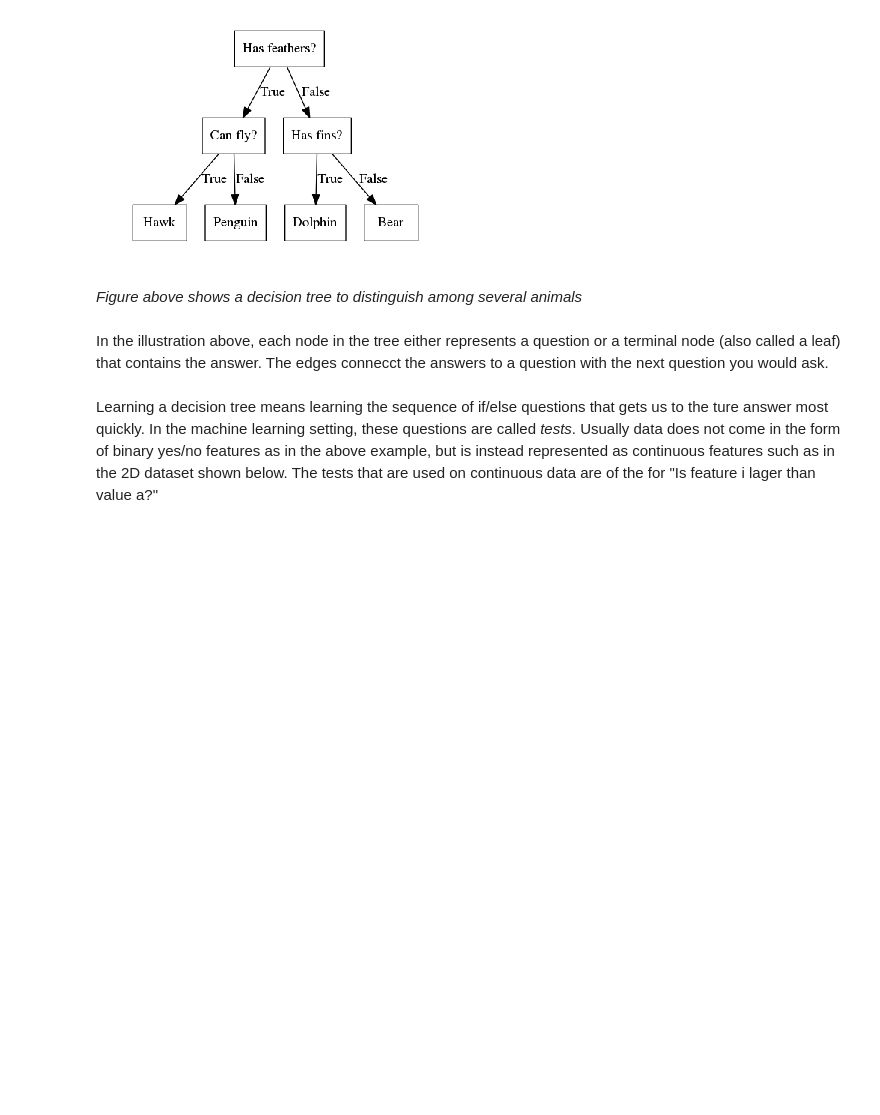
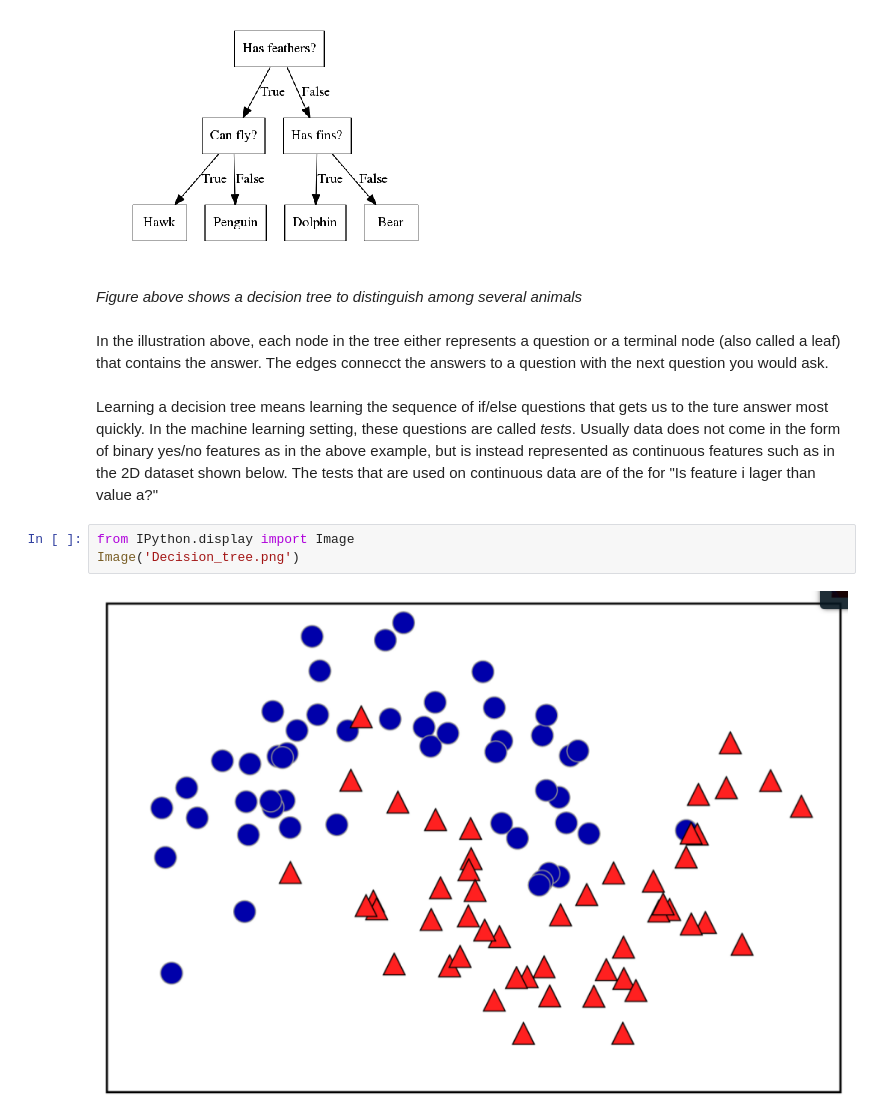
Before and after one commit to abudata/Machine_Learning, a Jupyter notebook: Supervised_Learning_Decision_Trees.ipynb, the cells around one changed output. Drawn from its saved outputs; the diff is of its cells as text; blank space fills up the shorter version.

Commit message:
figures added

```diff
--- a/Supervised_Learning_Decision_Trees.ipynb
+++ b/Supervised_Learning_Decision_Trees.ipynb
@@ -18,3 +18,8 @@ mglearn.plots.plot_animal_tree()
 In the illustration above, each node in the tree either represents a question or a terminal node (also called a leaf) that contains the answer. The edges connecct the answers to a question with the next question you would ask.
 # %% [markdown]
 Learning a decision tree means learning the sequence of if/else questions that gets us to the ture answer most quickly. In the machine learning setting, these questions are called *tests*. Usually data does not come in the form of binary yes/no features as in the above example, but is instead represented as continuous features such as in the 2D dataset shown below. The tests that are used on continuous data are of the for "Is feature i lager than value a?"
+# %%
+from IPython.display import Image
+Image('Decision_tree.png')
+# %% [output]
+[figure, added]
```
Also changed, not shown: parts of 4 cells of this notebook.
